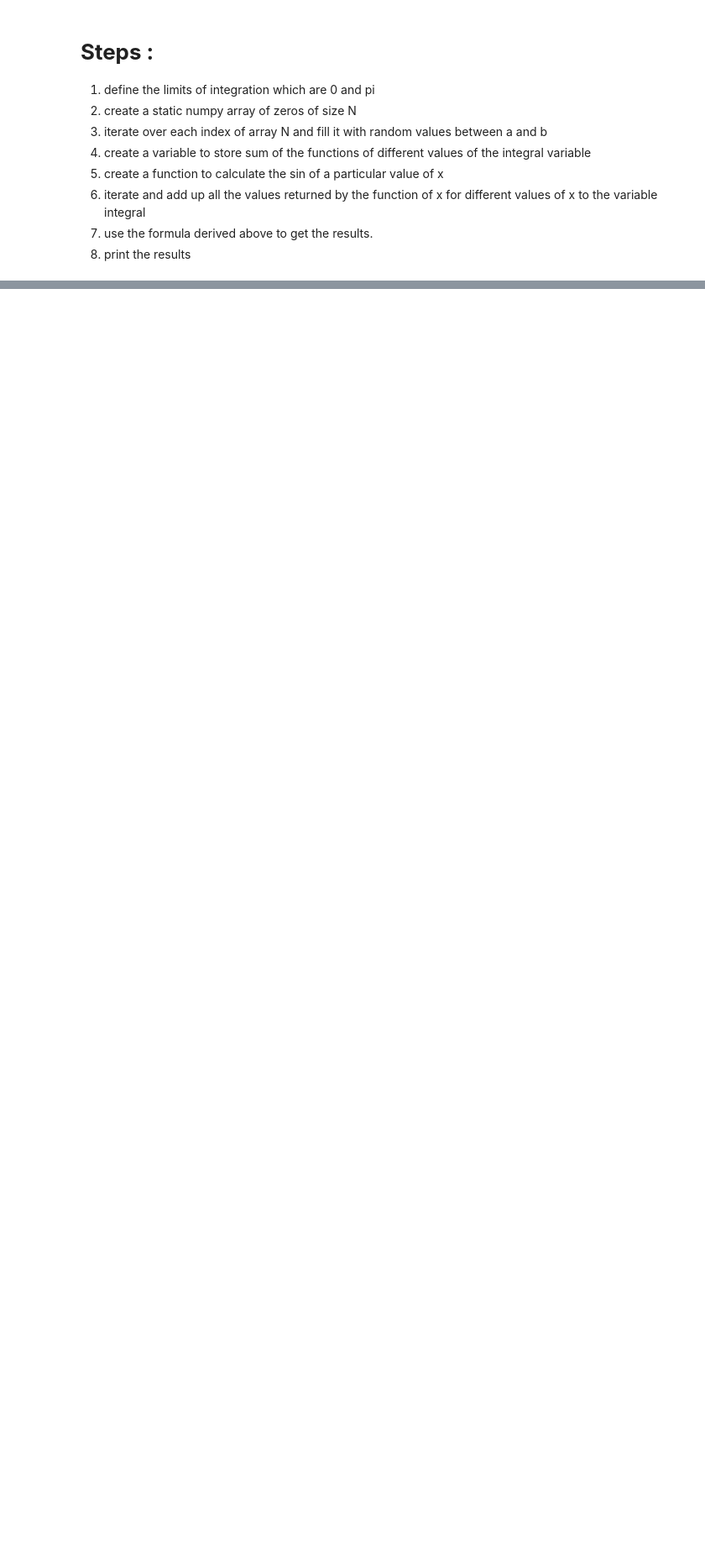
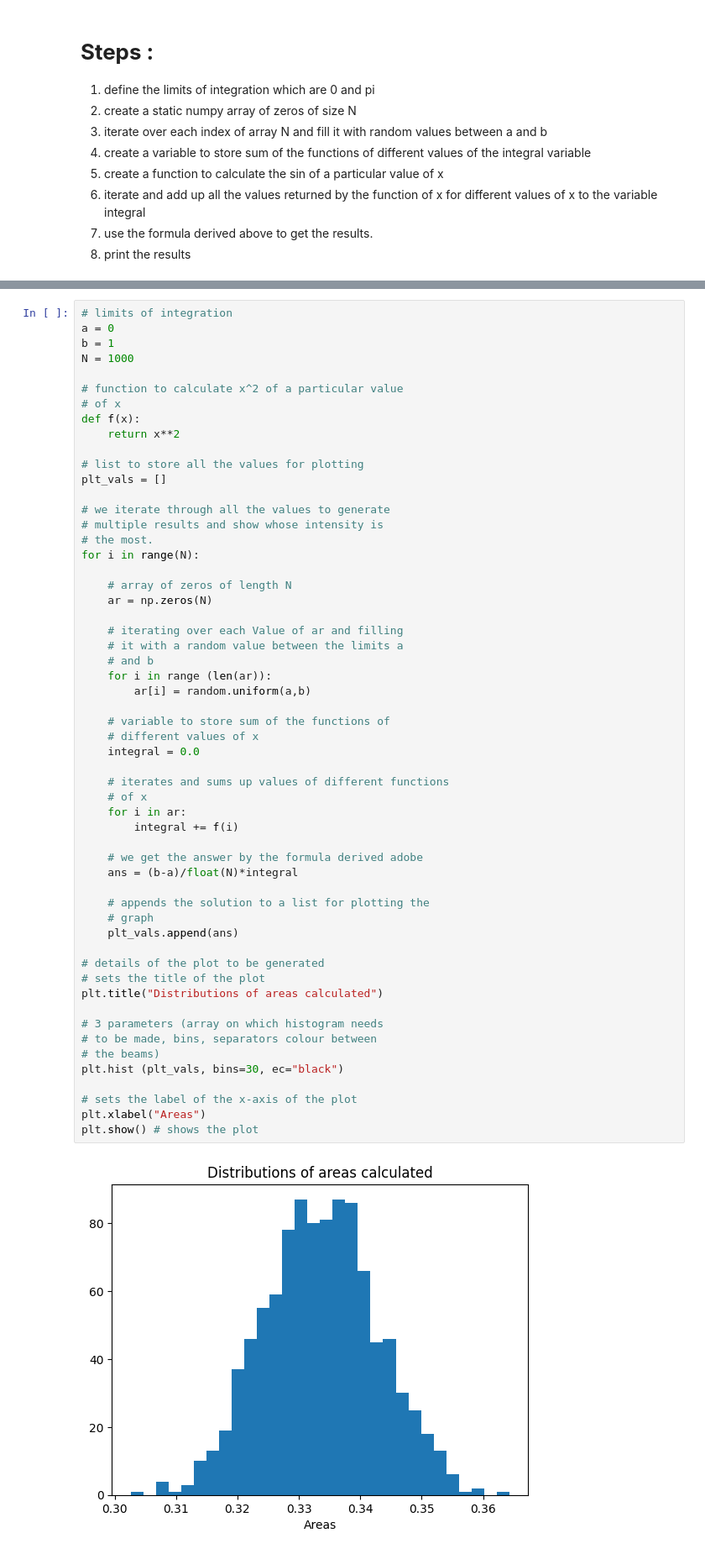
Before and after one commit to MELAI-1/MY-PROJECT, a Jupyter notebook: python-code/Monte_Carlo_integration.ipynb, the cells around one changed output, grey strips where cells are left out. Shown at 84% size. Drawn from its saved outputs; the diff is of its cells as text; blank space fills up the shorter version.

Commit message:
Monte carlo integration

```diff
--- a/python-code/Monte_Carlo_integration.ipynb
+++ b/python-code/Monte_Carlo_integration.ipynb
@@ -68,0 +164,58 @@ The value calculated by monte carlo integration is 1.9884659895308217.
+# %%
+# limits of integration
+a = 0
+b = 1
+N = 1000
+
+# function to calculate x^2 of a particular value
+# of x
+def f(x):
+    return x**2
+
+# list to store all the values for plotting
+plt_vals = []
+
+# we iterate through all the values to generate
+# multiple results and show whose intensity is
+# the most.
+for i in range(N):
+
+    # array of zeros of length N
+    ar = np.zeros(N)
+
+    # iterating over each Value of ar and filling
+    # it with a random value between the limits a
+    # and b
+    for i in range (len(ar)):
+        ar[i] = random.uniform(a,b)
+
+    # variable to store sum of the functions of
+    # different values of x
+    integral = 0.0
+
+    # iterates and sums up values of different functions
+    # of x
+    for i in ar:
+        integral += f(i)
+
+    # we get the answer by the formula derived adobe
+    ans = (b-a)/float(N)*integral
+
+    # appends the solution to a list for plotting the
+    # graph
+    plt_vals.append(ans)
+
+# details of the plot to be generated
+# sets the title of the plot
+plt.title("Distributions of areas calculated")
+
+# 3 parameters (array on which histogram needs
+# to be made, bins, separators colour between
+# the beams)
+plt.hist (plt_vals, bins=30, ec="black")
+
+# sets the label of the x-axis of the plot
+plt.xlabel("Areas")
+plt.show() # shows the plot
+# %% [output]
+[figure, added]
```
Also changed, not shown: parts of 7 cells of this notebook.
